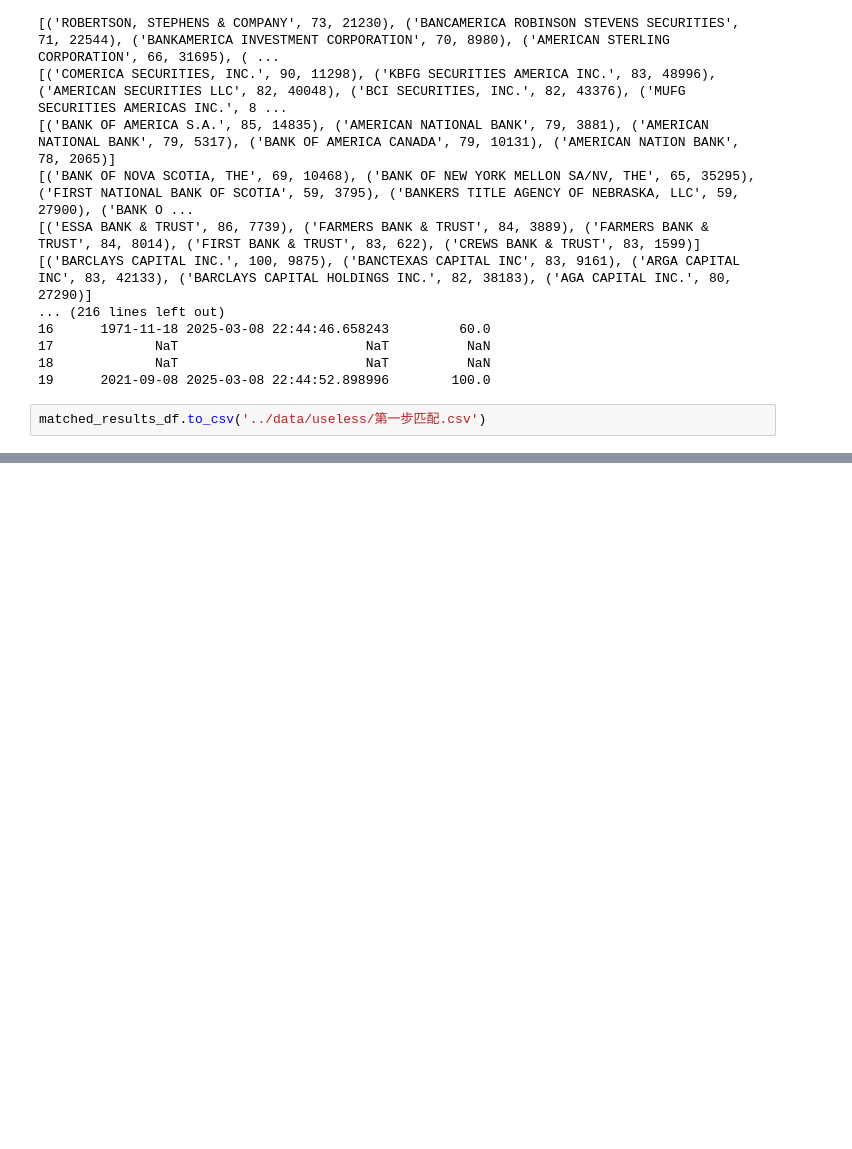
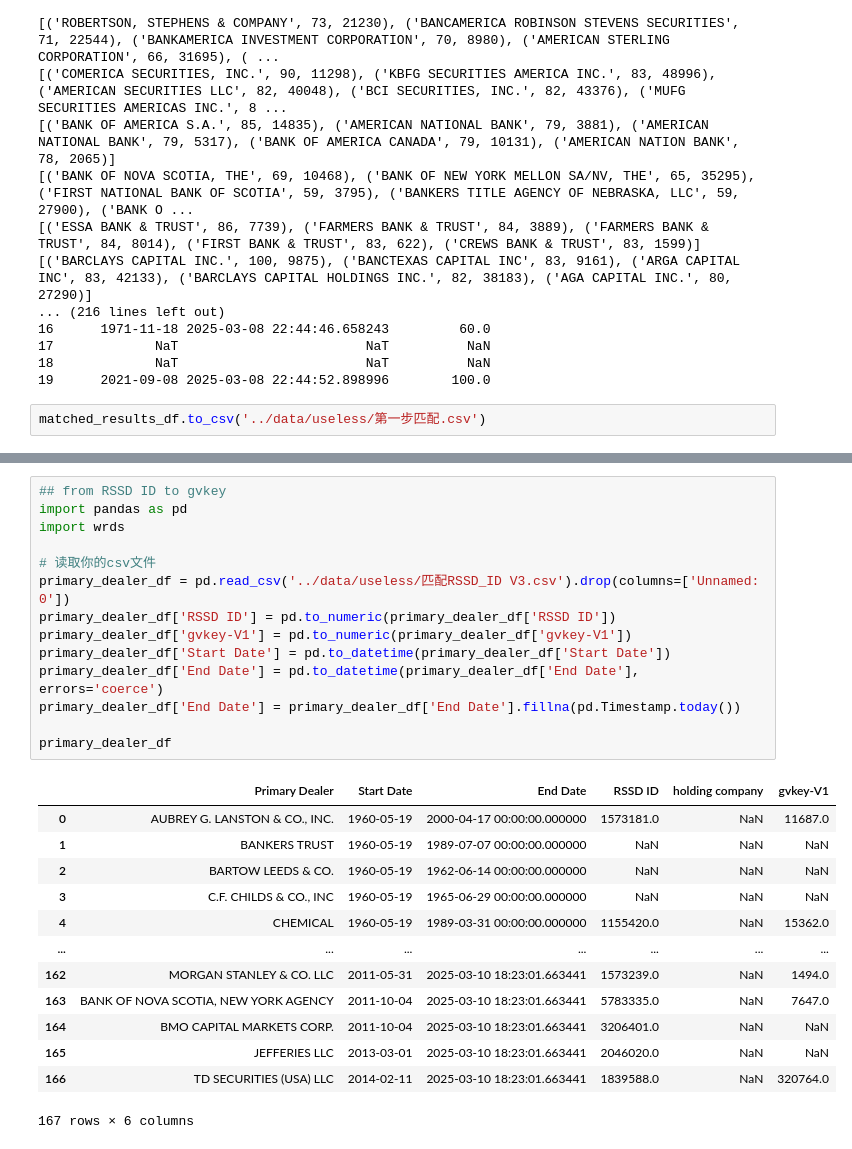
Before and after one commit to xinye-li-katarina/finm-32900-final-project, a Jupyter notebook: src/tick-generating.ipynb, the cells around one changed output, grey strips where cells are left out. Cells and saved outputs as stored; diff of their text form; blank space fills up the shorter version.

```diff
--- a/src/tick-generating.ipynb
+++ b/src/tick-generating.ipynb
@@ -420,0 +164,28 @@ ticks.iloc[81:,:]
+# %%
+## from RSSD ID to gvkey
+import pandas as pd
+import wrds
+
+# 读取你的csv文件
+primary_dealer_df = pd.read_csv('../data/useless/匹配RSSD_ID V3.csv').drop(columns=['Unnamed: 0'])
+primary_dealer_df['RSSD ID'] = pd.to_numeric(primary_dealer_df['RSSD ID'])
+primary_dealer_df['gvkey-V1'] = pd.to_numeric(primary_dealer_df['gvkey-V1'])
+primary_dealer_df['Start Date'] = pd.to_datetime(primary_dealer_df['Start Date'])
+primary_dealer_df['End Date'] = pd.to_datetime(primary_dealer_df['End Date'], errors='coerce')
+primary_dealer_df['End Date'] = primary_dealer_df['End Date'].fillna(pd.Timestamp.today())
+
+primary_dealer_df
+# %% [output]
+|  | Primary Dealer | Start Date | End Date | RSSD ID | holding company | gvkey-V1 |
+| 0 | AUBREY G. LANSTON & CO., INC. | 1960-05-19 | 2000-04-17 00:00:00.000000 | 1573181.0 | NaN | 11687.0 |
+| 1 | BANKERS TRUST | 1960-05-19 | 1989-07-07 00:00:00.000000 | NaN | NaN | NaN |
+| 2 | BARTOW LEEDS & CO. | 1960-05-19 | 1962-06-14 00:00:00.000000 | NaN | NaN | NaN |
+| 3 | C.F. CHILDS & CO., INC | 1960-05-19 | 1965-06-29 00:00:00.000000 | NaN | NaN | NaN |
+| 4 | CHEMICAL | 1960-05-19 | 1989-03-31 00:00:00.000000 | 1155420.0 | NaN | 15362.0 |
+| ... | ... | ... | ... | ... | ... | ... |
+| 162 | MORGAN STANLEY & CO. LLC | 2011-05-31 | 2025-03-10 18:23:01.663441 | 1573239.0 | NaN | 1494.0 |
+| 163 | BANK OF NOVA SCOTIA, NEW YORK AGENCY | 2011-10-04 | 2025-03-10 18:23:01.663441 | 5783335.0 | NaN | 7647.0 |
+| 164 | BMO CAPITAL MARKETS CORP. | 2011-10-04 | 2025-03-10 18:23:01.663441 | 3206401.0 | NaN | NaN |
+| 165 | JEFFERIES LLC | 2013-03-01 | 2025-03-10 18:23:01.663441 | 2046020.0 | NaN | NaN |
+| 166 | TD SECURITIES (USA) LLC | 2014-02-11 | 2025-03-10 18:23:01.663441 | 1839588.0 | NaN | 320764.0 |
+167 rows × 6 columns
```
Also changed, not shown: parts of 38 cells of this notebook, 10 other files.
